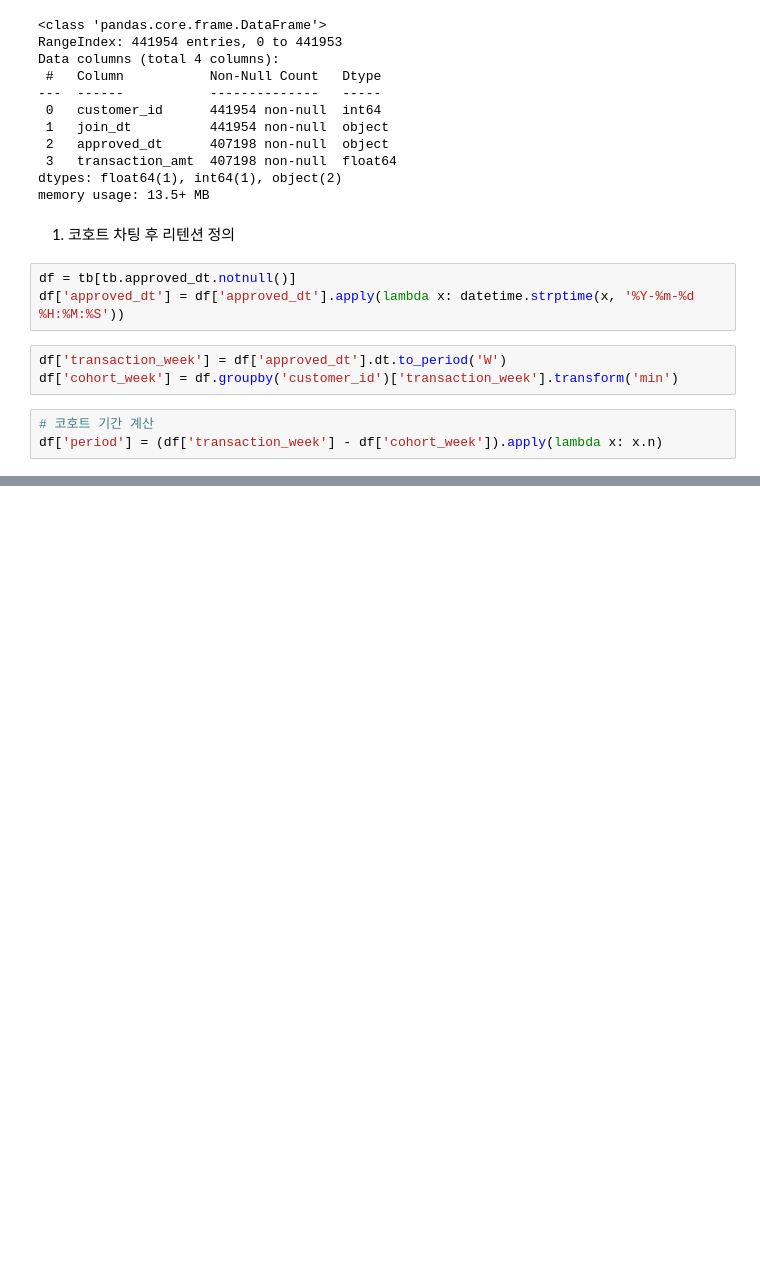
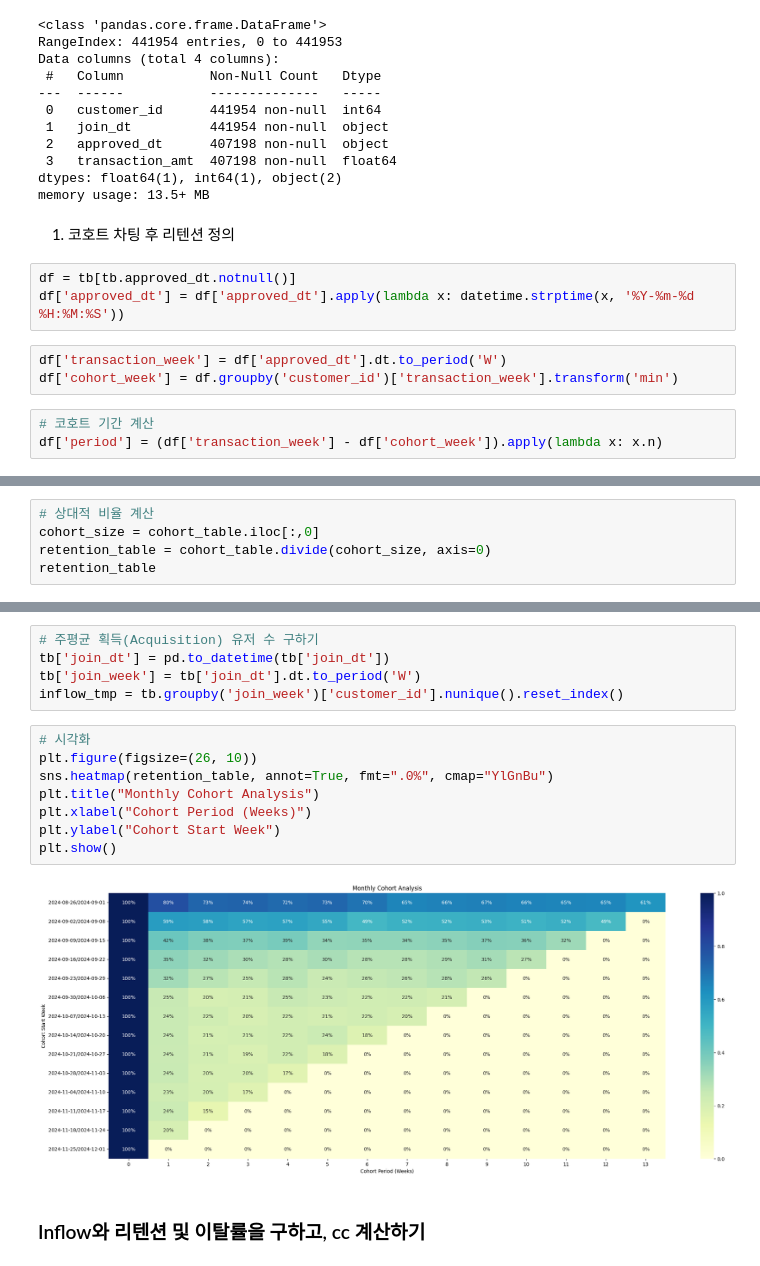
Before and after one commit to FASTriver0714/CC-AAR-ABTest, a Jupyter notebook: notebooks/CC&AARRR.ipynb, the cells around one changed output, grey strips where cells are left out. Cells and saved outputs as stored; diff of their text form; blank space fills up the shorter version.

```diff
--- a/notebooks/CC&AARRR.ipynb
+++ b/notebooks/CC&AARRR.ipynb
@@ -72,0 +105,5 @@ cohort_table =
+# %%
+# 상대적 비율 계산
+cohort_size = cohort_table.iloc[:,0]
+retention_table = cohort_table.divide(cohort_size, axis=0)
+retention_table
@@ -72,0 +127,17 @@ cohort_table =
+# %%
+# 주평균 획득(Acquisition) 유저 수 구하기
+tb['join_dt'] = pd.to_datetime(tb['join_dt'])
+tb['join_week'] = tb['join_dt'].dt.to_period('W')
+inflow_tmp = tb.groupby('join_week')['customer_id'].nunique().reset_index()
+# %%
+# 시각화
+plt.figure(figsize=(26, 10))
+sns.heatmap(retention_table, annot=True, fmt=".0%", cmap="YlGnBu")
+plt.title("Monthly Cohort Analysis")
+plt.xlabel("Cohort Period (Weeks)")
+plt.ylabel("Cohort Start Week")
+plt.show()
+# %% [output]
+[figure, added]
+# %% [markdown]
+### Inflow와 리텐션 및 이탈률을 구하고, cc 계산하기
```
Also changed, not shown: parts of 13 cells of this notebook.
